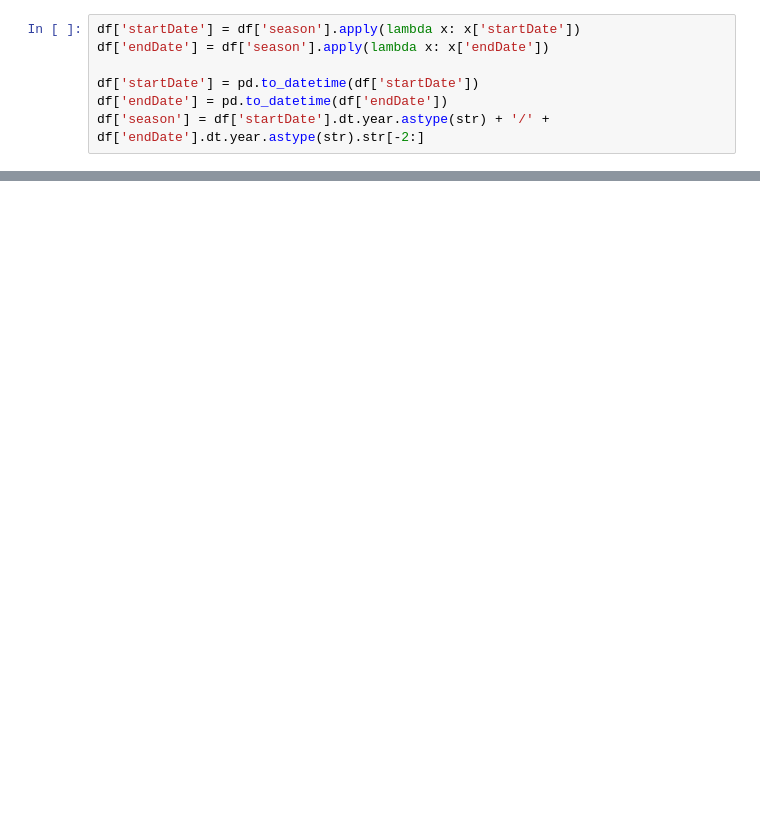
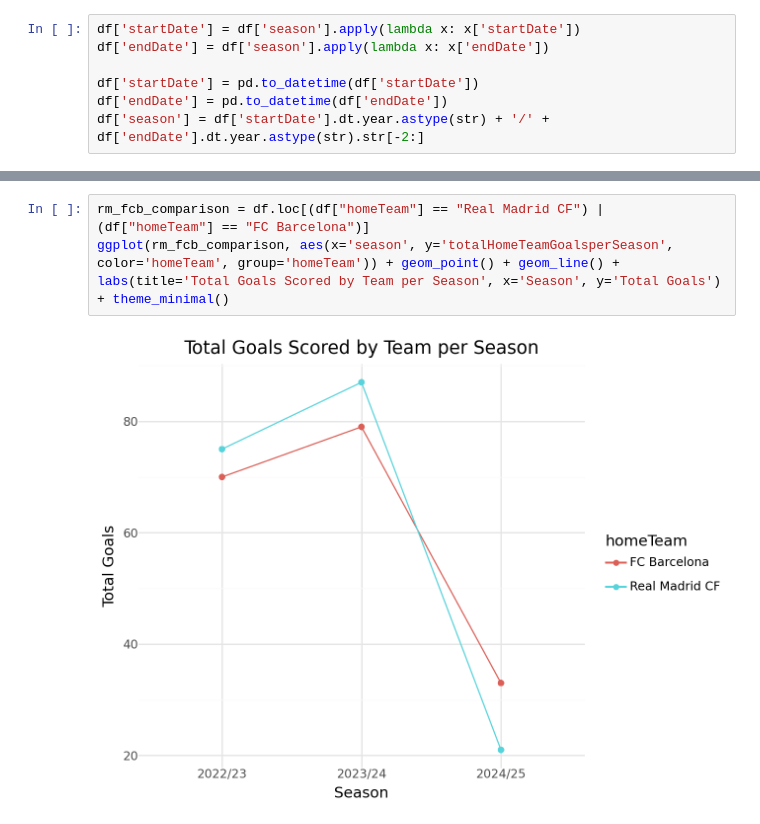
Before and after one commit to edus20/FinalDataScience, a Jupyter notebook: main.ipynb, the cells around one changed output, grey strips where cells are left out. Drawn from its saved outputs; the diff is of its cells as text; blank space fills up the shorter version.

```diff
--- a/main.ipynb
+++ b/main.ipynb
@@ -32,0 +140,5 @@ df = df.drop(["startDate", "endDate", "competition", "area", "odds", "id", "utcD
+# %%
+rm_fcb_comparison = df.loc[(df["homeTeam"] == "Real Madrid CF") | (df["homeTeam"] == "FC Barcelona")]
+ggplot(rm_fcb_comparison, aes(x='season', y='totalHomeTeamGoalsperSeason', color='homeTeam', group='homeTeam')) + geom_point() + geom_line() + labs(title='Total Goals Scored by Team per Season', x='Season', y='Total Goals') + theme_minimal()
+# %% [output]
+[figure, added]
```
Also changed, not shown: parts of 22 cells of this notebook.
